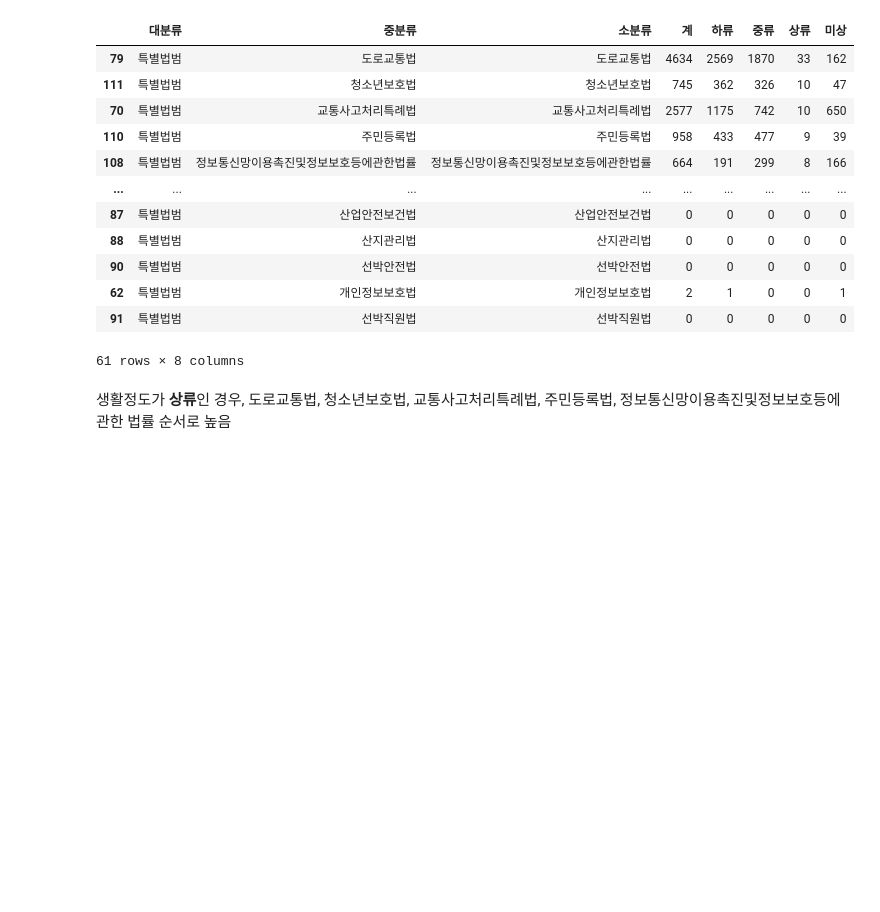
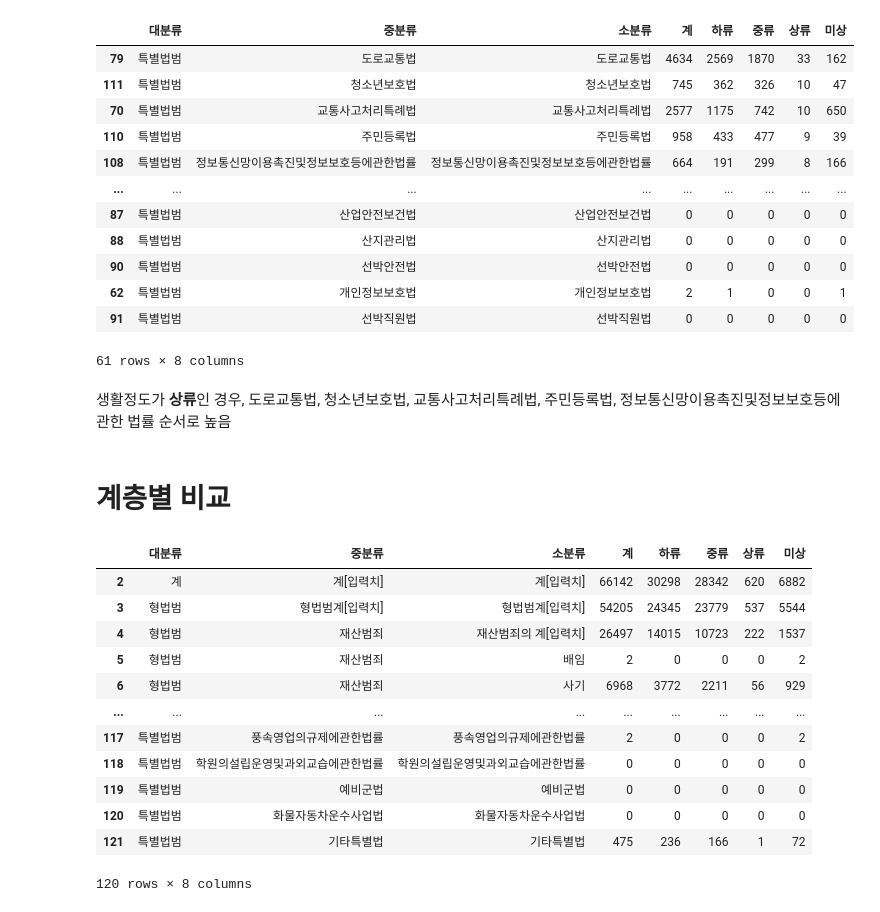
Before and after one commit to hkim11656/crime_analysis, a Jupyter notebook: 02_범죄유형별 소년범죄자 생활정도_김유민.ipynb, the cells around one changed output. Cells and saved outputs as stored; diff of their text form; code cells hidden in the pictures; blank space fills up the shorter version.

```diff
--- a/02_범죄유형별 소년범죄자 생활정도_김유민.ipynb
+++ b/02_범죄유형별 소년범죄자 생활정도_김유민.ipynb
@@ -374,3 +374,21 @@ df_special_m.sort_values(by='상류', ascending=False).groupby('소분류').head
 61 rows × 8 columns
 # %% [markdown]
 생활정도가 **상류**인 경우,  도로교통법, 청소년보호법, 교통사고처리특례법, 주민등록법, 정보통신망이용촉진및정보보호등에관한 법률 순서로 높음
+# %% [markdown]
+# 계층별 비교
+# %%
+df_life
+# %% [output]
+|  | 대분류 | 중분류 | 소분류 | 계 | 하류 | 중류 | 상류 | 미상 |
+| 2 | 계 | 계[입력치] | 계[입력치] | 66142 | 30298 | 28342 | 620 | 6882 |
+| 3 | 형법범 | 형법범계[입력치] | 형법범계[입력치] | 54205 | 24345 | 23779 | 537 | 5544 |
+| 4 | 형법범 | 재산범죄 | 재산범죄의 계[입력치] | 26497 | 14015 | 10723 | 222 | 1537 |
+| 5 | 형법범 | 재산범죄 | 배임 | 2 | 0 | 0 | 0 | 2 |
+| 6 | 형법범 | 재산범죄 | 사기 | 6968 | 3772 | 2211 | 56 | 929 |
+| ... | ... | ... | ... | ... | ... | ... | ... | ... |
+| 117 | 특별법범 | 풍속영업의규제에관한법률 | 풍속영업의규제에관한법률 | 2 | 0 | 0 | 0 | 2 |
+| 118 | 특별법범 | 학원의설립운영및과외교습에관한법률 | 학원의설립운영및과외교습에관한법률 | 0 | 0 | 0 | 0 | 0 |
+| 119 | 특별법범 | 예비군법 | 예비군법 | 0 | 0 | 0 | 0 | 0 |
+| 120 | 특별법범 | 화물자동차운수사업법 | 화물자동차운수사업법 | 0 | 0 | 0 | 0 | 0 |
+| 121 | 특별법범 | 기타특별법 | 기타특별법 | 475 | 236 | 166 | 1 | 72 |
+120 rows × 8 columns
```
Also changed, not shown: parts of 6 cells of this notebook.
